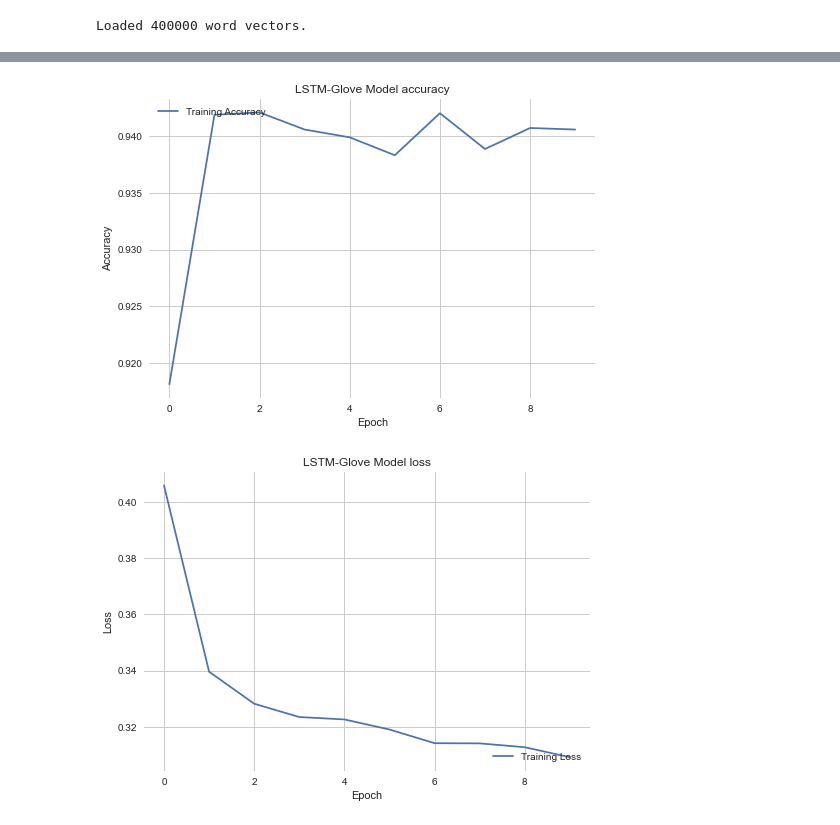
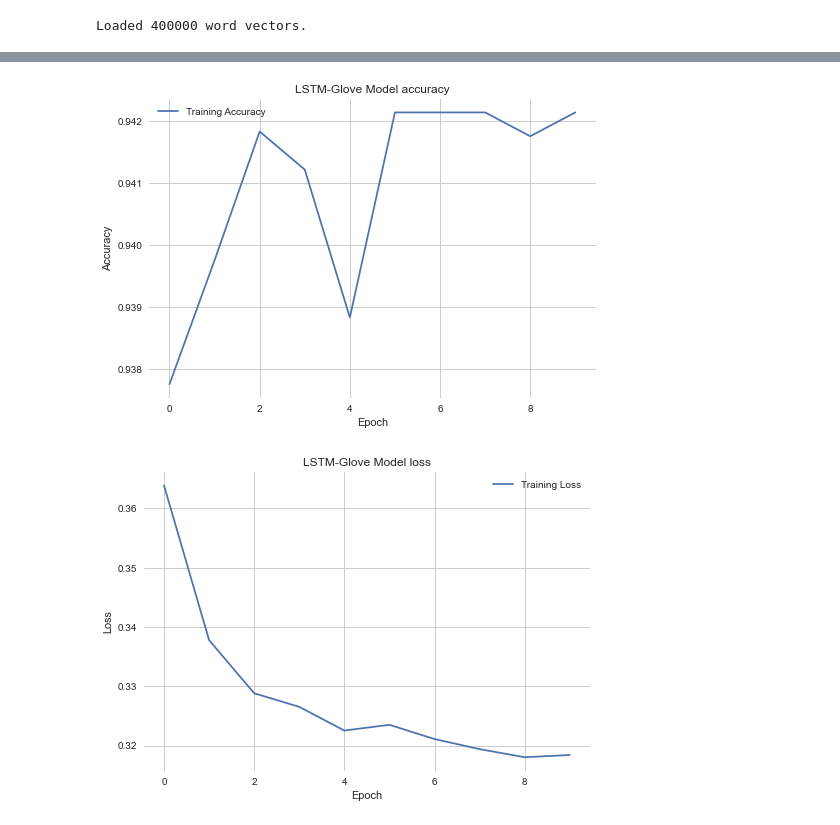
Before and after one commit to ApaarGandhi28/Major_Project, a Jupyter notebook: GloveLSTM.ipynb, the cells around one changed output, grey strips where cells are left out. Cells and saved outputs as stored; diff of their text form; code cells hidden in the pictures.

```diff
--- a/GloveLSTM.ipynb
+++ b/GloveLSTM.ipynb
@@ -231,0 +222,20 @@ test.head(10)
+# %%
+totalContentCleaned = []
+newComments = []
+punctDict = {}
+for punct in string.punctuation:
+    punctDict[punct] = None
+transString = str.maketrans(punctDict)
+# since we intent to remove any punctuation with ''
+for sen in test['comment_text']:
+    word_list = []
+    for word in sen.split():
+        if not word in stop_words:
+            word_list.append(stemmer.stem(lemmatizer.lemmatize(word,pos="v")))
+    totalContentCleaned = " ".join(word_list)
+    # print(totalContentCleaned)
+    newComments.append(totalContentCleaned.translate(transString))
+
+# print(newComments)
+test['comment_text'] = newComments
+test.head(10)
@@ -273,15 +285,13 @@ X_test  = test["comment_text"].values
 y_train = train[["toxic", "severe_toxic", "obscene", "threat", "insult", "identity_hate"]].values
 y_test  = test[["toxic", "severe_toxic", "obscene", "threat", "insult", "identity_hate"]].values
 # %%
-num_words = 20000 #Max. workds to use per toxic comment
+num_words = 20000
 max_features = 200000 #Max. number of unique words in embeddinbg vector
 max_len = 200 #Max. number of words per toxic comment to be use
 embedding_dims = 100 #embedding vector output dimension
-num_epochs = 10 # (before 5)number of epochs (number of times that the model is exposed to the training dataset)
+num_epochs = 10
 val_split = 0.1
-batch_size2 = 256 #(before 32)The **batch size** is the number of training examples in one forward/backward pass.
-                  # In general, larger batch sizes result in faster progress in training, but don't always converge as quickly.
-                  #Smaller batch sizes train slower, but can converge faster. And the higher the batch size, the more memory space you’ll need.
+batch_size = 32 # Number of texts to be processed in one epoch. Greater number beneficial
 # %%
 #toxic comments Tokenization
 tokenizer = tokenizer = Tokenizer(num_words)
@@ -301,5 +311,6 @@ print('X_test shape: ', X_test.shape)
 X_train shape: (16225, 200)
 X_test shape:  (6243, 200)
 # %%
-X_tra, X_val, y_tra, y_val = train_test_split(X_train, y_train, train_size =0.9, random_state=233)
-early = EarlyStopping(monitor="val_loss", mode="min", patience=4)
+X_tra, X_val, y_tra, y_val = train_test_split(X_train, y_train, train_size =0.8, random_state=233)
+print(X_tra.shape)
+print(X_val.shape)
@@ -440,5 +376,5 @@ Non-trainable params: 4,041,750
 _________________________________________________________________
 # %%
-LSTM_Glove_model_fit = LSTM_Glove_model.fit(X_tra, y_tra, batch_size=batch_size2, epochs=num_epochs, validation_data=(X_val, y_val), callbacks=[early])
+LSTM_Glove_model_fit = LSTM_Glove_model.fit(X_tra, y_tra, batch_size=batch_size, epochs=num_epochs, validation_data=(X_val, y_val))
 # %% [output]
 Epoch 1/10
@@ -480,20 +416,20 @@ Test Loss: 0.338329017162323
 Test Accuracy: 0.975492537021637
 # %%
-### Plot Training & Validation Accuracy with the Loss values of the LSTM-Glove Model# Plot training & validation accuracy values
+### Plot Training Accuracy with the Loss values of the LSTM-Glove Model
 plt.plot(LSTM_Glove_model_fit.history['accuracy'])
 plt.title('LSTM-Glove Model accuracy')
 plt.ylabel('Accuracy')
 plt.xlabel('Epoch')
 plt.legend(['Training Accuracy'], loc='upper left')
 plt.show()
 
-# Plot training & validation loss values
+# Plot training loss values
 plt.plot(LSTM_Glove_model_fit.history['loss'])
 plt.title('LSTM-Glove Model loss')
 plt.ylabel('Loss')
 plt.xlabel('Epoch')
-plt.legend(['Training Loss'], loc='lower right')
+plt.legend(['Training Loss'], loc='upper right')
 plt.show()
 # %% [output]
-[figure, old version]
+[figure, new version]
-[figure, old version]
+[figure, new version]
```
Also changed, not shown: parts of 26 cells of this notebook.
